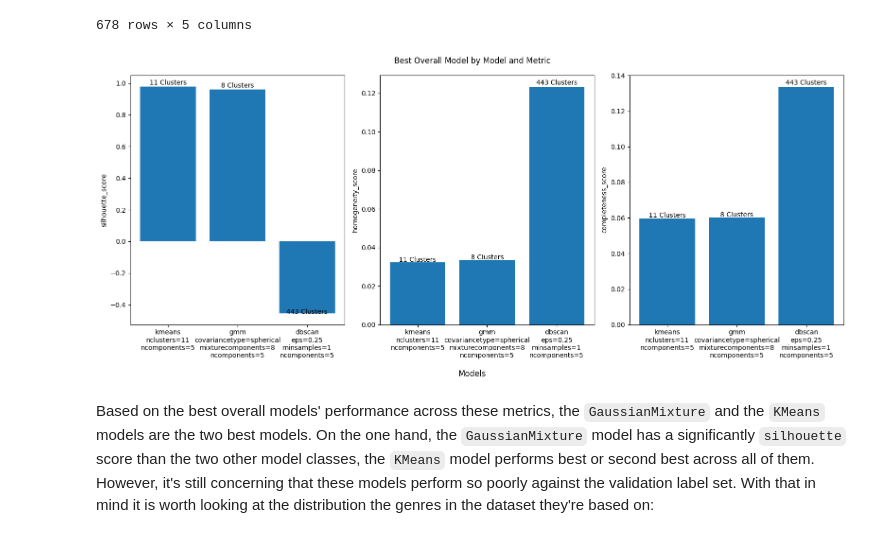
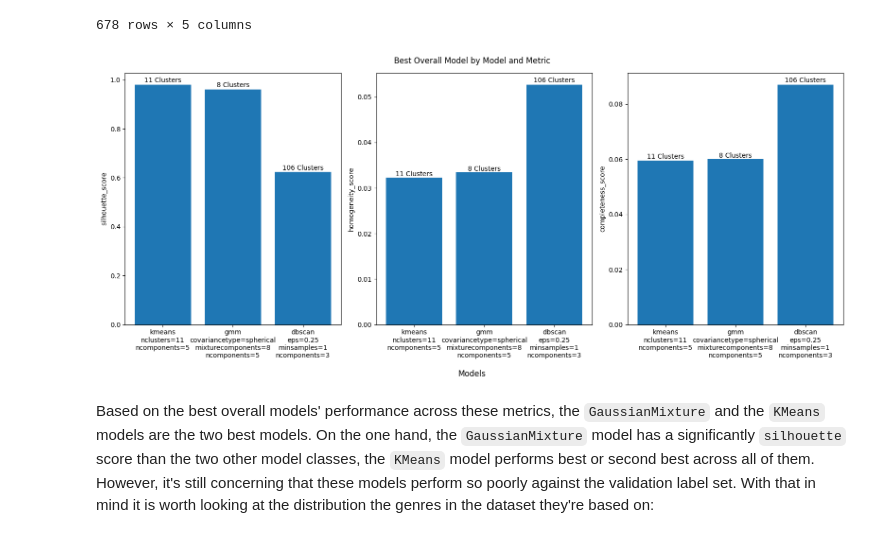
Before and after one commit to MattGroho/tab-hero, a Jupyter notebook: notebooks/unsupervised_pipeline_investigation.ipynb, the cells around one changed output. Cells and saved outputs as stored; diff of their text form; code cells hidden in the pictures.

Commit message:
Removed individual model variants whose silhouette scores were negative when comparing the composite metric in the column chart.

```diff
--- a/notebooks/unsupervised_pipeline_investigation.ipynb
+++ b/notebooks/unsupervised_pipeline_investigation.ipynb
@@ -1429,0 +1432,3 @@ The `DBSCAN` algorithm produces the best or second best model when considering a
+# %%
+EXTREME_MODELS = model_evaluation_df.loc[model_evaluation_df.silhouette_score.lt(0)].index.tolist()
+EXTREME_MODELS[:5]
@@ -1484,39 +1495,45 @@ model_evaluation_norm_df
 # Because the concatenation is occuring in the same order that the models were generated, we don't need to worry about special mapping methods
 model_evaluation_norm_df.index = n_clusters_per_model.iloc[2:].index # ignoring the song_id and genre_id columns
 
+# Remove extreme models
+model_evaluation_norm_df = model_evaluation_norm_df.loc[~model_evaluation_norm_df.index.isin(EXTREME_MODELS)]
+
 best_norm_models = model_evaluation_norm_df.sort_values(by=['model', 'avg_composition'], ascending=[True, False]).drop_duplicates(subset='model').index.tolist()
+
 best_norm_models = model_evaluation_df.loc[best_norm_models].reset_index(names='model_id')
+
+
 best_norm_models.sort_values(by=METRICS[0], ascending=False, inplace=True) # Sort the first chart, and retain the model order for the last two
 
 fig, ax = plt.subplots(nrows=1, ncols=3, figsize=(16,7))
 
 for i in range(3):
 
     bar = ax[i].bar(
         best_norm_models.loc[:, 'model_id'].str.replace('_', '\n'),
         best_norm_models.loc[:, METRICS[i]],
         label=best_norm_models.loc[:, 'model_id'].tolist()
     )
 
     bar_labels = [f"{n_clusters} Clusters" for n_clusters in best_norm_models.loc[:, 'n_clusters']]
 
     rects = ax[i].patches
 
     for rect, label in zip(rects, bar_labels):
         ax[i].text(
             rect.get_x() + rect.get_width() / 2,
             1.01 * rect.get_height(),
             label,
             ha='center'
             )
 
     ax[i].set_ylabel(METRICS[i])
 
 fig.supxlabel("Models")
 fig.suptitle("Best Overall Model by Model and Metric")
 fig.tight_layout();
 # %% [output]
-[figure, old version]
+[figure, new version]
 # %% [markdown]
 Based on the best overall models' performance across these metrics, the `GaussianMixture` and the `KMeans` models are the two best models. On the one hand, the `GaussianMixture` model has a significantly `silhouette` score than the two other model classes, the `KMeans` model performs best or second best across all of them. However, it's still concerning that these models perform so poorly against the validation label set. With that in mind it is worth looking at the distribution the genres in the dataset they're based on:
 # %% [markdown]
```
Also changed, not shown: parts of 2 cells of this notebook.
